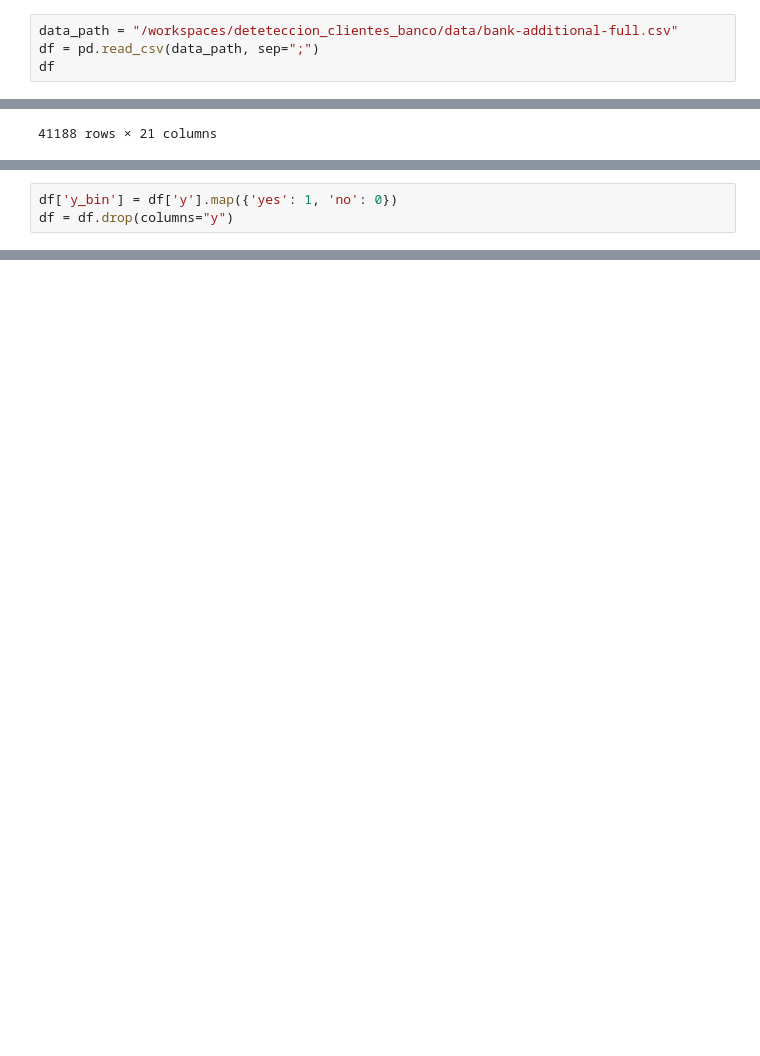
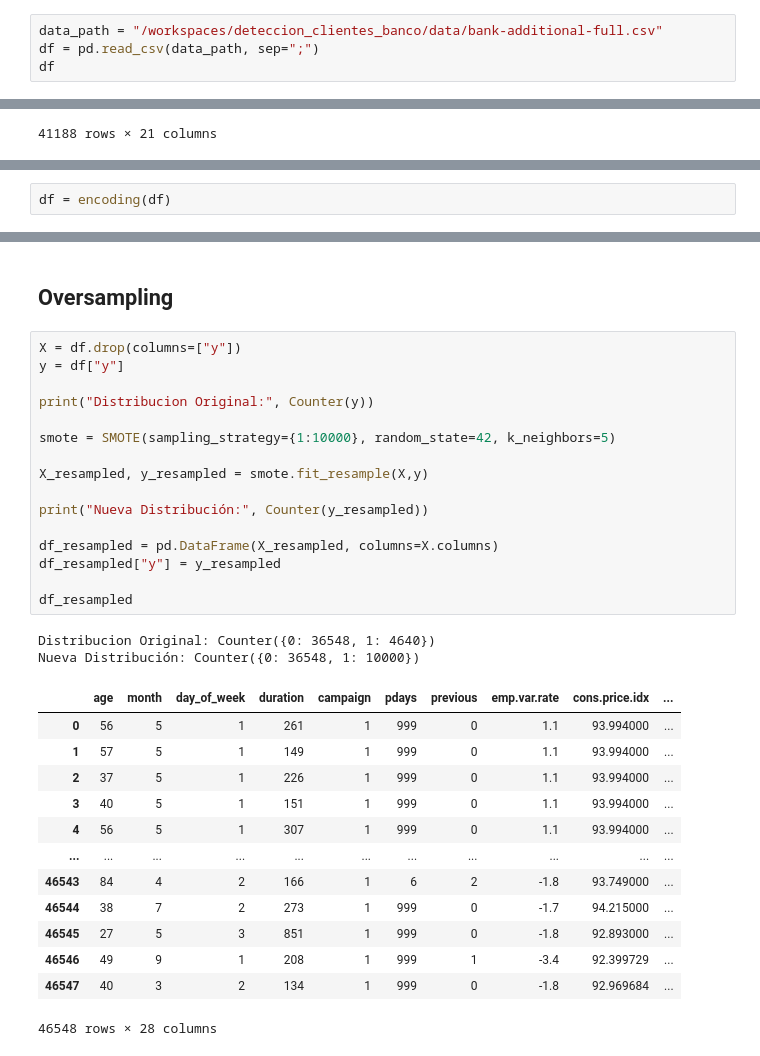
Before and after one commit to BancoXLab/deteccion_clientes_banco, a Jupyter notebook: models/baseline.ipynb, the cells around one changed output, grey strips where cells are left out. Cells and saved outputs as stored; diff of their text form; blank space fills up the shorter version.

```diff
--- a/models/baseline.ipynb
+++ b/models/baseline.ipynb
@@ -7,5 +12,5 @@ from sklearn.metrics import accuracy_score, precision_score, recall_score, f1_sc
 # %%
-data_path = "/workspaces/deteteccion_clientes_banco/data/bank-additional-full.csv"
+data_path = "/workspaces/deteccion_clientes_banco/data/bank-additional-full.csv"
 df = pd.read_csv(data_path, sep=";")
 df
 # %% [output]
@@ -27,4 +39 @@ df
-# %%
-df['y_bin'] = df['y'].map({'yes': 1, 'no': 0})
-df = df.drop(columns="y")
 # %%
@@ -45,0 +110,2 @@ df
+# %%
+df = encoding(df)
@@ -45,0 +123,34 @@ df
+# %% [markdown]
+## Oversampling
+# %%
+X = df.drop(columns=["y"])
+y = df["y"]
+
+print("Distribucion Original:", Counter(y))
+
+smote = SMOTE(sampling_strategy={1:10000}, random_state=42, k_neighbors=5)
+
+X_resampled, y_resampled = smote.fit_resample(X,y)
+
+print("Nueva Distribución:", Counter(y_resampled))
+
+df_resampled = pd.DataFrame(X_resampled, columns=X.columns)
+df_resampled["y"] = y_resampled
+
+df_resampled
+# %% [output]
+Distribucion Original: Counter({0: 36548, 1: 4640})
+Nueva Distribución: Counter({0: 36548, 1: 10000})
+|  | age | month | day_of_week | duration | campaign | pdays | previous | emp.var.rate | cons.price.idx | ... |
+| 0 | 56 | 5 | 1 | 261 | 1 | 999 | 0 | 1.1 | 93.994000 | ... |
+| 1 | 57 | 5 | 1 | 149 | 1 | 999 | 0 | 1.1 | 93.994000 | ... |
+| 2 | 37 | 5 | 1 | 226 | 1 | 999 | 0 | 1.1 | 93.994000 | ... |
+| 3 | 40 | 5 | 1 | 151 | 1 | 999 | 0 | 1.1 | 93.994000 | ... |
+| 4 | 56 | 5 | 1 | 307 | 1 | 999 | 0 | 1.1 | 93.994000 | ... |
+| ... | ... | ... | ... | ... | ... | ... | ... | ... | ... | ... |
+| 46543 | 84 | 4 | 2 | 166 | 1 | 6 | 2 | -1.8 | 93.749000 | ... |
+| 46544 | 38 | 7 | 2 | 273 | 1 | 999 | 0 | -1.7 | 94.215000 | ... |
+| 46545 | 27 | 5 | 3 | 851 | 1 | 999 | 0 | -1.8 | 92.893000 | ... |
+| 46546 | 49 | 9 | 1 | 208 | 1 | 999 | 1 | -3.4 | 92.399729 | ... |
+| 46547 | 40 | 3 | 2 | 134 | 1 | 999 | 0 | -1.8 | 92.969684 | ... |
+46548 rows × 28 columns
```
Also changed, not shown: parts of 14 cells of this notebook.
